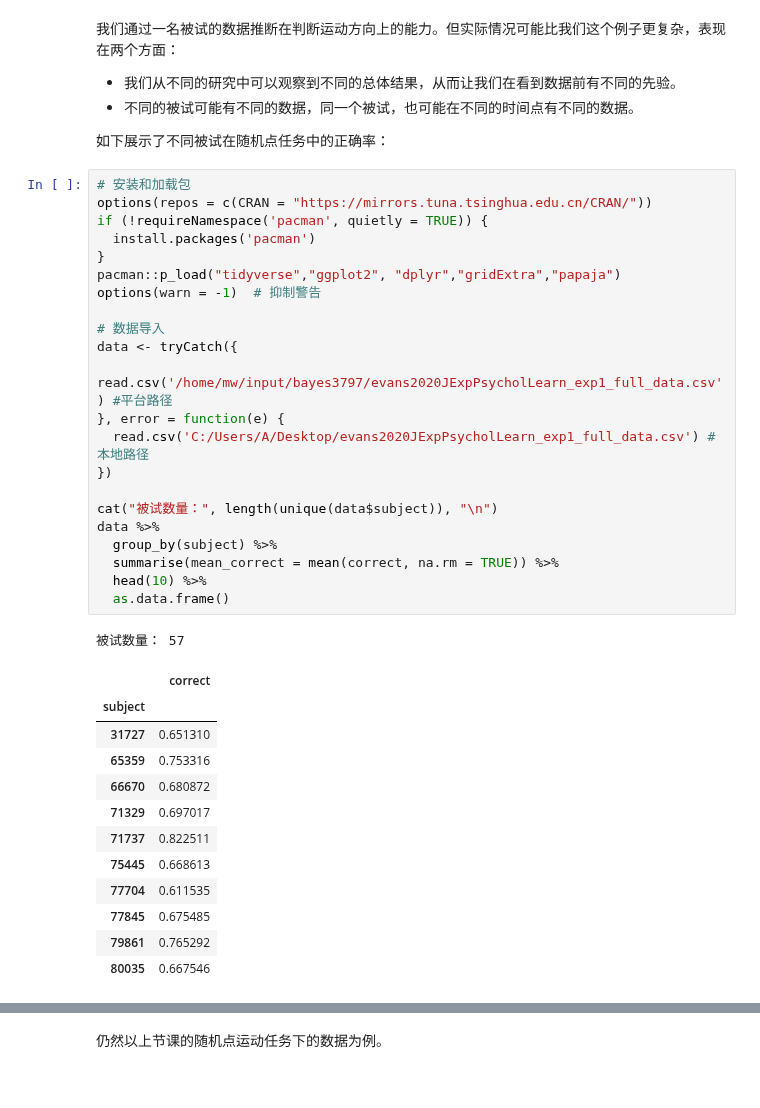
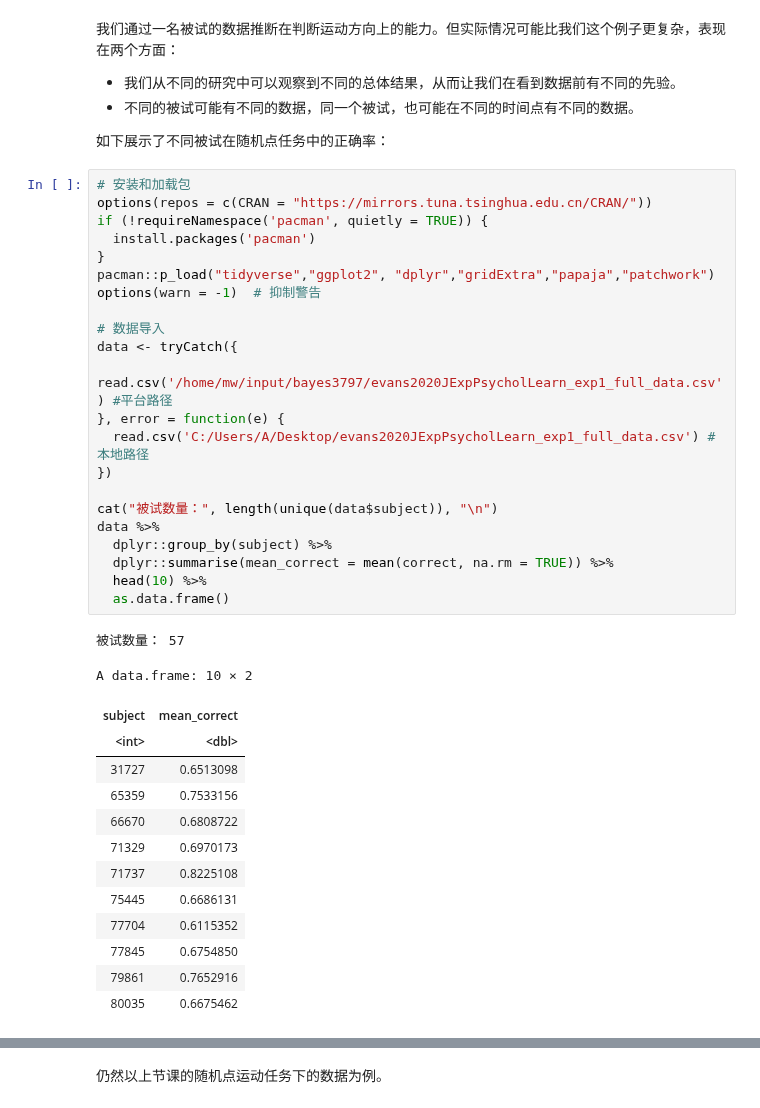
Before and after one commit to hcp4715/psybayesian, a Jupyter notebook: Lecture4.ipynb, the cells around one changed output, grey strips where cells are left out. Drawn from its saved outputs; the diff is of its cells as text.

```diff
--- a/Lecture4.ipynb
+++ b/Lecture4.ipynb
@@ -48,39 +48,40 @@
 # %%
 # 安装和加载包
 options(repos = c(CRAN = "https://mirrors.tuna.tsinghua.edu.cn/CRAN/"))
 if (!requireNamespace('pacman', quietly = TRUE)) {
   install.packages('pacman')
 }
-pacman::p_load("tidyverse","ggplot2", "dplyr","gridExtra","papaja")
+pacman::p_load("tidyverse","ggplot2", "dplyr","gridExtra","papaja","patchwork")
 options(warn = -1)  # 抑制警告
 
 # 数据导入
 data <- tryCatch({
   read.csv('/home/mw/input/bayes3797/evans2020JExpPsycholLearn_exp1_full_data.csv') #平台路径
 }, error = function(e) {
   read.csv('C:/Users/A/Desktop/evans2020JExpPsycholLearn_exp1_full_data.csv') #本地路径
 })
 
 cat("被试数量：", length(unique(data$subject)), "\n")
 data %>%
-  group_by(subject) %>%
-  summarise(mean_correct = mean(correct, na.rm = TRUE)) %>%
+  dplyr::group_by(subject) %>%
+  dplyr::summarise(mean_correct = mean(correct, na.rm = TRUE)) %>%
   head(10) %>%
   as.data.frame()
 # %% [output]
 被试数量： 57
+A data.frame: 10 × 2
-|  | correct |
-| subject |  |
-| 31727 | 0.651310 |
-| 65359 | 0.753316 |
-| 66670 | 0.680872 |
-| 71329 | 0.697017 |
-| 71737 | 0.822511 |
-| 75445 | 0.668613 |
-| 77704 | 0.611535 |
-| 77845 | 0.675485 |
-| 79861 | 0.765292 |
-| 80035 | 0.667546 |
+| subject | mean_correct |
+| <int> | <dbl> |
+| 31727 | 0.6513098 |
+| 65359 | 0.7533156 |
+| 66670 | 0.6808722 |
+| 71329 | 0.6970173 |
+| 71737 | 0.8225108 |
+| 75445 | 0.6686131 |
+| 77704 | 0.6115352 |
+| 77845 | 0.6754850 |
+| 79861 | 0.7652916 |
+| 80035 | 0.6675462 |
 # %% [markdown]
 **本课目标：进一步强化大家关于贝叶斯推断的直觉**
 - 数据在贝叶斯推断中的作用；
```
Also changed, not shown: parts of 27 cells of this notebook.
